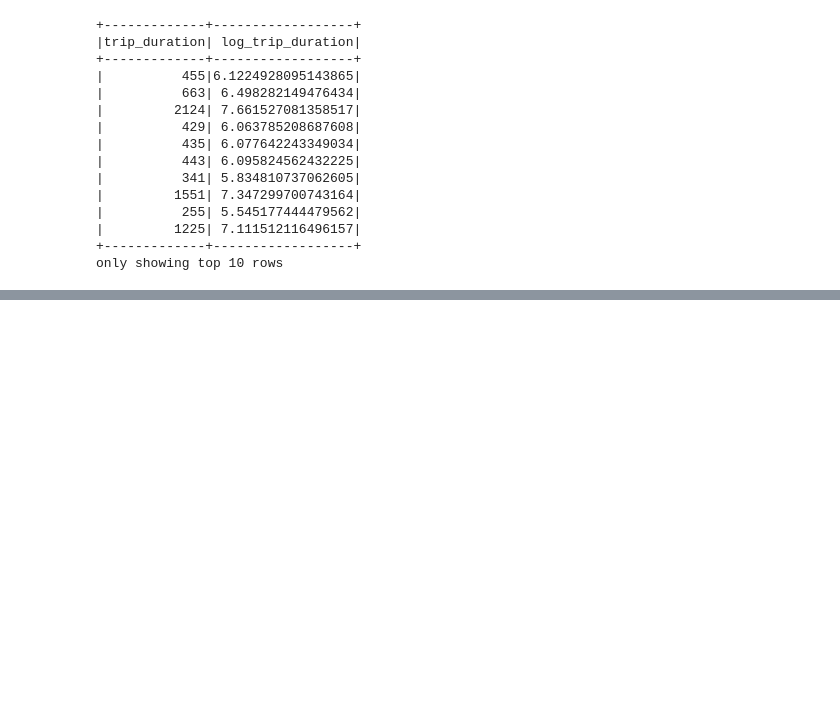
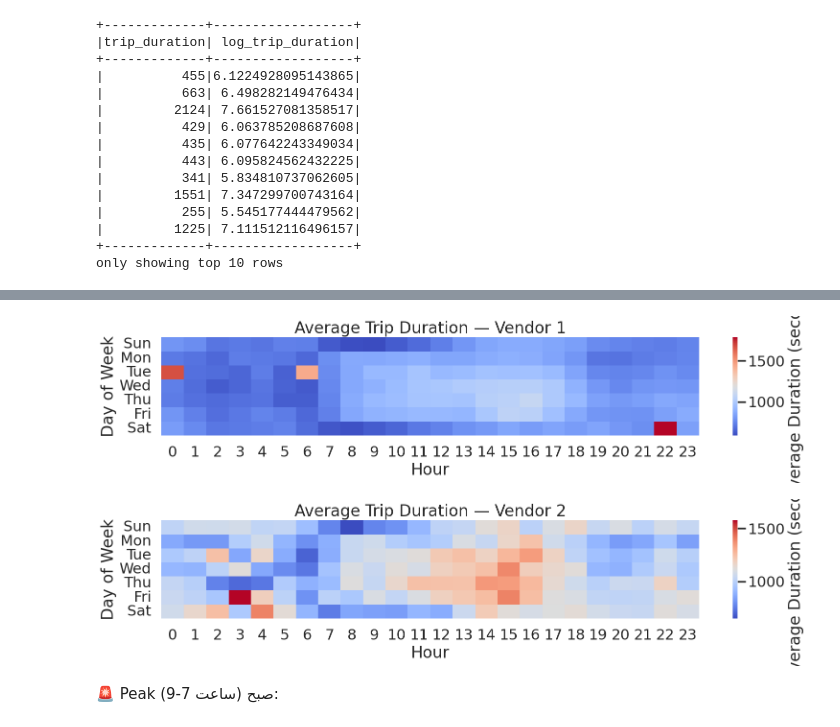
Before and after one commit to llazdll/New-York-City-Taxi-Trip-Duration, a Jupyter notebook: 01_data_ingestion.ipynb, the cells around one changed output, grey strips where cells are left out. Cells and saved outputs as stored; diff of their text form; code cells hidden in the pictures; blank space fills up the shorter version.

```diff
--- a/01_data_ingestion.ipynb
+++ b/01_data_ingestion.ipynb
@@ -663,0 +872,41 @@ df_train.groupBy("same_pickup_dropoff").count().show()
+# %%
+# ─── Compute average duration ───
+hour_dow_vendor = (
+    df_train
+    .groupBy("vendor_id", "pickup_dayofweek", "pickup_hour")
+    .agg(
+        F.mean("trip_duration").alias("avg_duration"),
+        F.count("*").alias("trips")
+    )
+    .orderBy("vendor_id", "pickup_dayofweek", "pickup_hour")
+)
+
+# ─── One heatmap per vendor ───
+for vid in [1, 2]:
+    subset = hour_dow_vendor.filter(F.col("vendor_id") == vid).toPandas()
+    pivot = subset.pivot(
+        index="pickup_dayofweek",
+        columns="pickup_hour",
+        values="avg_duration"
+    )
+
+    plt.figure(figsize=(16, 4))
+    sns.heatmap(
+        pivot, cmap="coolwarm", annot=False,
+        cbar_kws={"label": "Average Duration (seconds)"}
+    )
+    plt.title(f"Average Trip Duration — Vendor {vid}")
+    plt.xlabel("Hour")
+    plt.ylabel("Day of Week")
+    plt.yticks(
+        ticks=[i+0.5 for i in range(7)],
+        labels=['Sun','Mon','Tue','Wed','Thu','Fri','Sat'],
+        rotation=0
+    )
+    plt.tight_layout()
+    plt.show()
+# %% [output]
+[figure, added]
+[figure, added]
+# %% [markdown]
+🚨 Peak صبح (ساعت 7-9):
```
Also changed, not shown: parts of 67 cells of this notebook.
